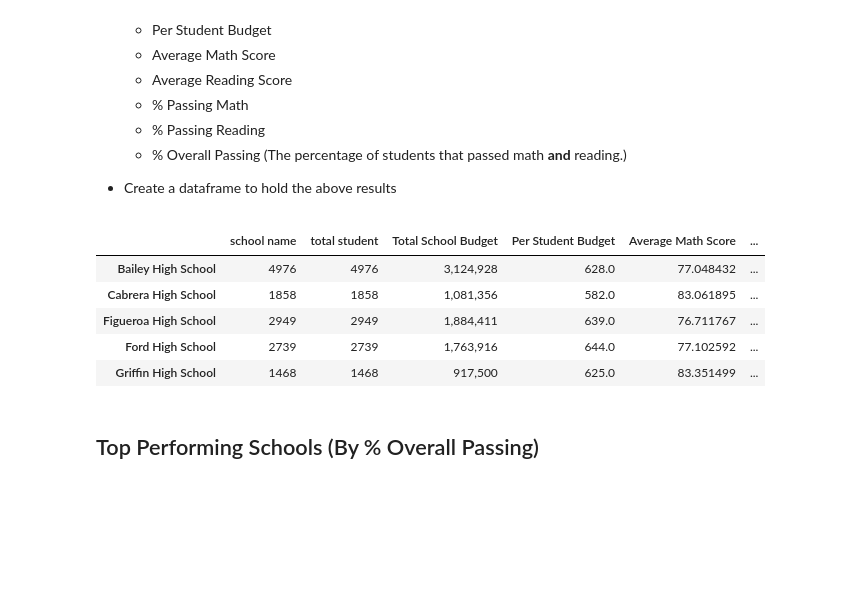
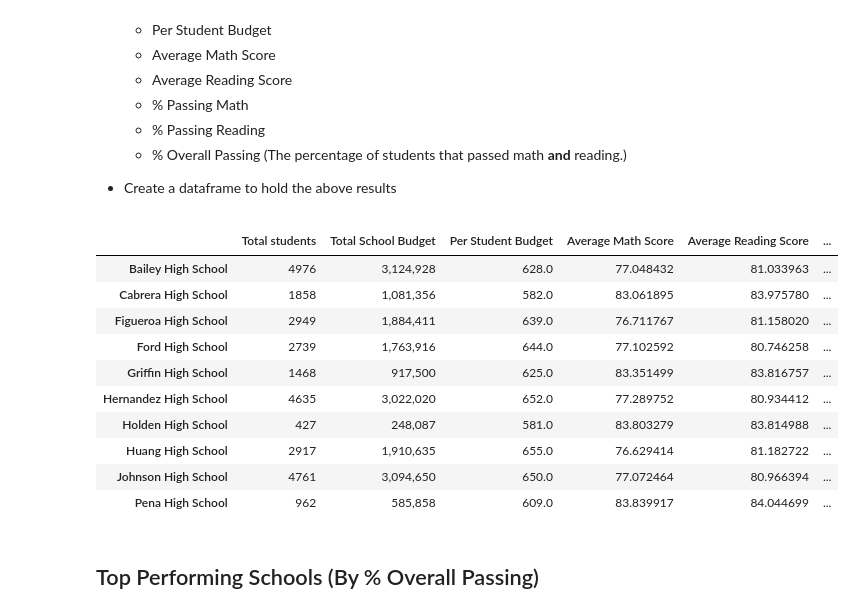
Before and after one commit to HaifaNajdawi/python_pandas-data-analysis-, a Jupyter notebook: PyCitySchools/PyCitySchools_starter.ipynb, the cells around one changed output. Saved outputs shown, nothing was run; the diff lists cells and outputs as text; code cells hidden in the pictures; blank space fills up the shorter version.

```diff
--- a/PyCitySchools/PyCitySchools_starter.ipynb
+++ b/PyCitySchools/PyCitySchools_starter.ipynb
@@ -119,53 +119,57 @@ summery_df.head(10)
 # %%
 school_type = school_data.set_index("type")
 
-school_name= school_data_complete["school_name"].value_counts()
+schools_counts= school_data_complete["school_name"].value_counts()
 
 grouped_school_name =school_data_complete.groupby(['school_name'])
 
-total_student = grouped_school_name["student_name"].count()
 
 total_school_budget =grouped_school_name["budget"].mean()
 
-per_student_budget = round(total_school_budget / total_student,2)
+per_student_budget = round(total_school_budget / schools_counts,2)
+per_student_budget
 
 average_math = grouped_school_name["math_score"].mean()
 
 average_reading=grouped_school_name["reading_score"].mean()
 
 math = school_data_complete.loc[school_data_complete["math_score"] >= 70]
 passing_math =round( math.groupby(["school_name"]).count()["student_name"] / total_student*100,2)
 
 read= school_data_complete.loc[school_data_complete["reading_score"] >= 70]
 passing_read = round(read.groupby(["school_name"]).count()["student_name"] / total_student*100,2)
 
 math_reading =school_data_complete.loc[(school_data_complete["math_score"] >= 70) & (school_data_complete["reading_score"] >= 70)]
-passing_math_reading =round(math_reading.groupby(["school_name"]).count()["student_name"]/total_student*100,2)
+passing_math_reading =round(math_reading.groupby(["school_name"]).count()["student_name"]/schools_counts*100,2)
 
 
 
 
 
 
-school_summery = pd.DataFrame({"school name":school_name,
-"total student":total_student,
+school_summery = pd.DataFrame({"Total students":school_names,
 "Total School Budget":total_school_budget,
 "Per Student Budget":per_student_budget,
 "Average Math Score":average_math,
 "Average Reading Score":average_reading,
 "% Passing Math":passing_math,
 "% Passing Reading":passing_read,
 "% Overall Passing":passing_math_reading})
 
 school_summery["Total School Budget"] = school_summery["Total School Budget"].map("{:,}".format)
-school_summery.head()
+school_summery.head(10)
 # %% [output]
-|  | school name | total student | Total School Budget | Per Student Budget | Average Math Score | ... |
-| Bailey High School | 4976 | 4976 | 3,124,928 | 628.0 | 77.048432 | ... |
-| Cabrera High School | 1858 | 1858 | 1,081,356 | 582.0 | 83.061895 | ... |
-| Figueroa High School | 2949 | 2949 | 1,884,411 | 639.0 | 76.711767 | ... |
-| Ford High School | 2739 | 2739 | 1,763,916 | 644.0 | 77.102592 | ... |
-| Griffin High School | 1468 | 1468 | 917,500 | 625.0 | 83.351499 | ... |
+|  | Total students | Total School Budget | Per Student Budget | Average Math Score | Average Reading Score | ... |
+| Bailey High School | 4976 | 3,124,928 | 628.0 | 77.048432 | 81.033963 | ... |
+| Cabrera High School | 1858 | 1,081,356 | 582.0 | 83.061895 | 83.975780 | ... |
+| Figueroa High School | 2949 | 1,884,411 | 639.0 | 76.711767 | 81.158020 | ... |
+| Ford High School | 2739 | 1,763,916 | 644.0 | 77.102592 | 80.746258 | ... |
+| Griffin High School | 1468 | 917,500 | 625.0 | 83.351499 | 83.816757 | ... |
+| Hernandez High School | 4635 | 3,022,020 | 652.0 | 77.289752 | 80.934412 | ... |
+| Holden High School | 427 | 248,087 | 581.0 | 83.803279 | 83.814988 | ... |
+| Huang High School | 2917 | 1,910,635 | 655.0 | 76.629414 | 81.182722 | ... |
+| Johnson High School | 4761 | 3,094,650 | 650.0 | 77.072464 | 80.966394 | ... |
+| Pena High School | 962 | 585,858 | 609.0 | 83.839917 | 84.044699 | ... |
 # %% [markdown]
 ## Top Performing Schools (By % Overall Passing)
 # %% [markdown]
```
Also changed, not shown: parts of 3 cells of this notebook.
